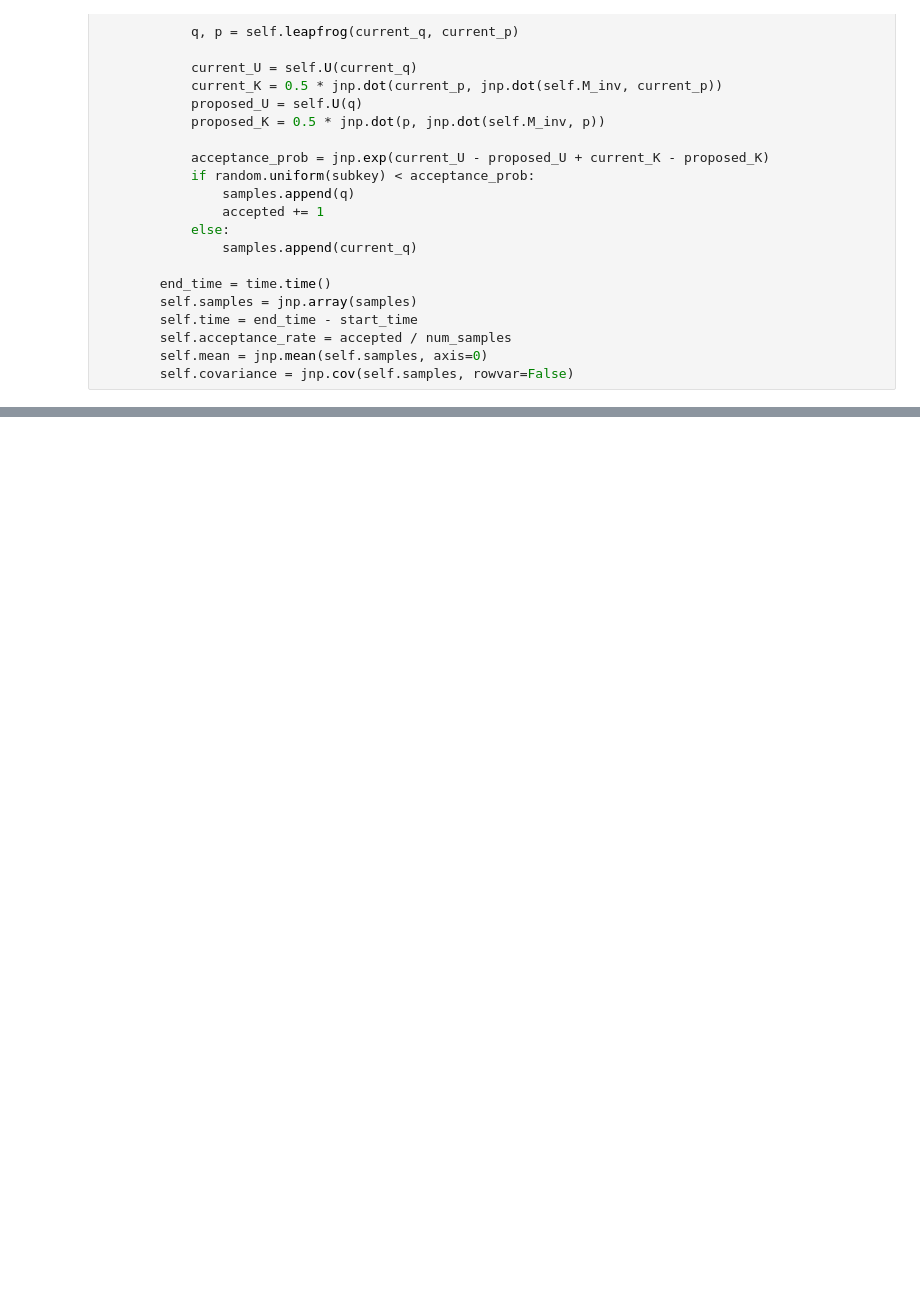
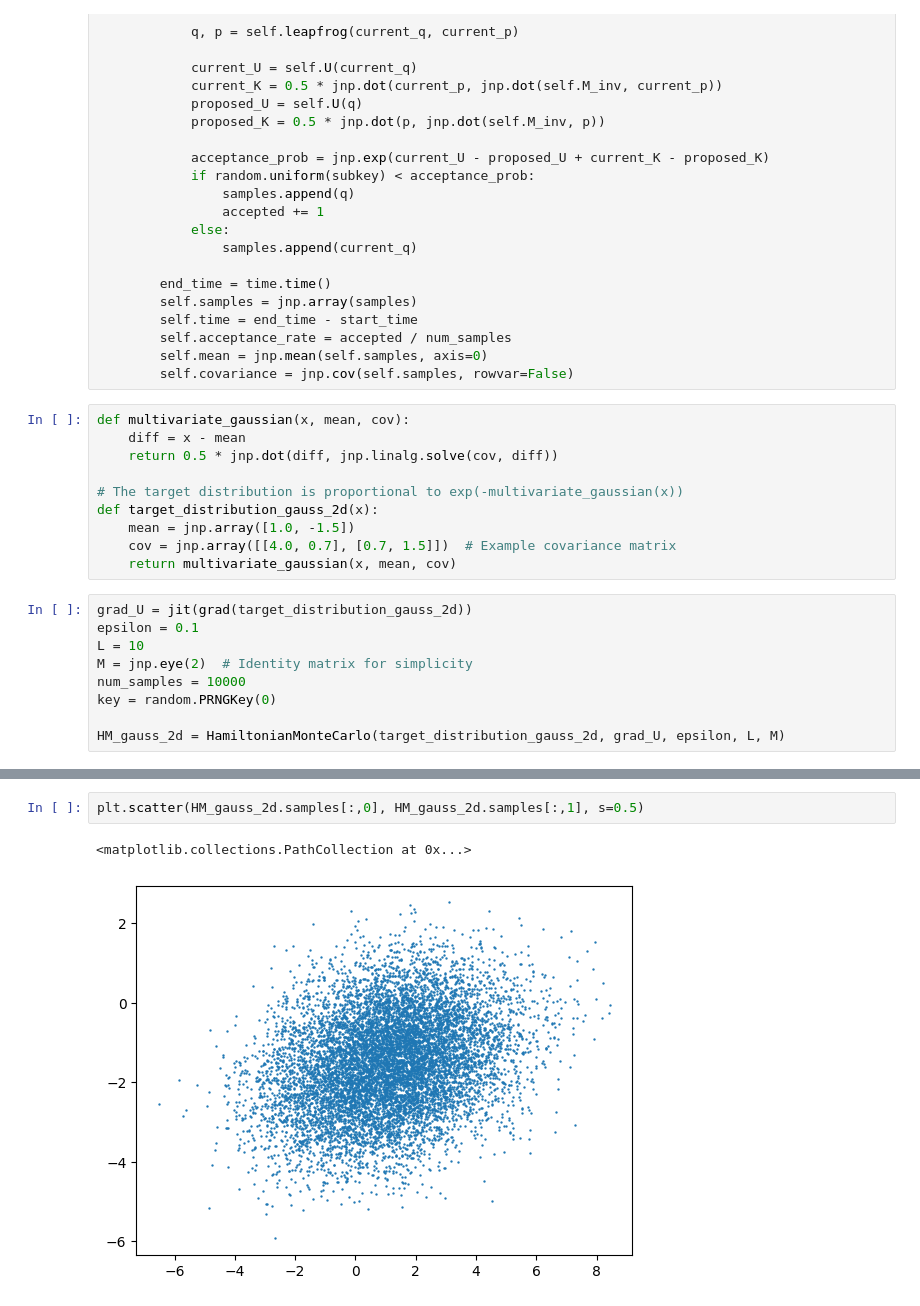
Before and after one commit to WengerMichael/HamiltonianMC, a Jupyter notebook: HamiltonianMonteCarlo.ipynb, the cells around one changed output, grey strips where cells are left out. Cells and saved outputs as stored; diff of their text form; blank space fills up the shorter version.

Commit message:
slow hamiltonian

```diff
--- a/HamiltonianMonteCarlo.ipynb
+++ b/HamiltonianMonteCarlo.ipynb
@@ -62,3 +62,22 @@ class HamiltonianMonteCarlo:
         self.acceptance_rate = accepted / num_samples
         self.mean = jnp.mean(self.samples, axis=0)
         self.covariance = jnp.cov(self.samples, rowvar=False)
+# %%
+def multivariate_gaussian(x, mean, cov):
+    diff = x - mean
+    return 0.5 * jnp.dot(diff, jnp.linalg.solve(cov, diff))
+
+# The target distribution is proportional to exp(-multivariate_gaussian(x))
+def target_distribution_gauss_2d(x):
+    mean = jnp.array([1.0, -1.5])
+    cov = jnp.array([[4.0, 0.7], [0.7, 1.5]])  # Example covariance matrix
+    return multivariate_gaussian(x, mean, cov)
+# %%
+grad_U = jit(grad(target_distribution_gauss_2d))
+epsilon = 0.1
+L = 10
+M = jnp.eye(2)  # Identity matrix for simplicity
+num_samples = 10000
+key = random.PRNGKey(0)
+
+HM_gauss_2d = HamiltonianMonteCarlo(target_distribution_gauss_2d, grad_U, epsilon, L, M)
@@ -64,0 +96,5 @@ class HamiltonianMonteCarlo:
+# %%
+plt.scatter(HM_gauss_2d.samples[:,0], HM_gauss_2d.samples[:,1], s=0.5)
+# %% [output]
+<matplotlib.collections.PathCollection at 0x...>
+[figure, added]
```
Also changed, not shown: parts of 13 cells of this notebook.
